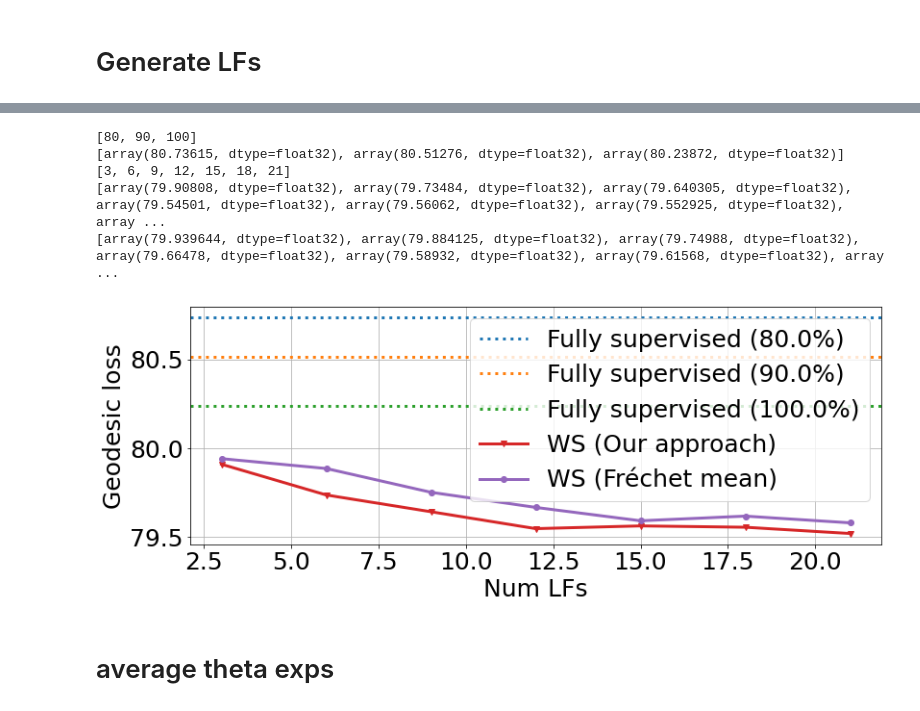
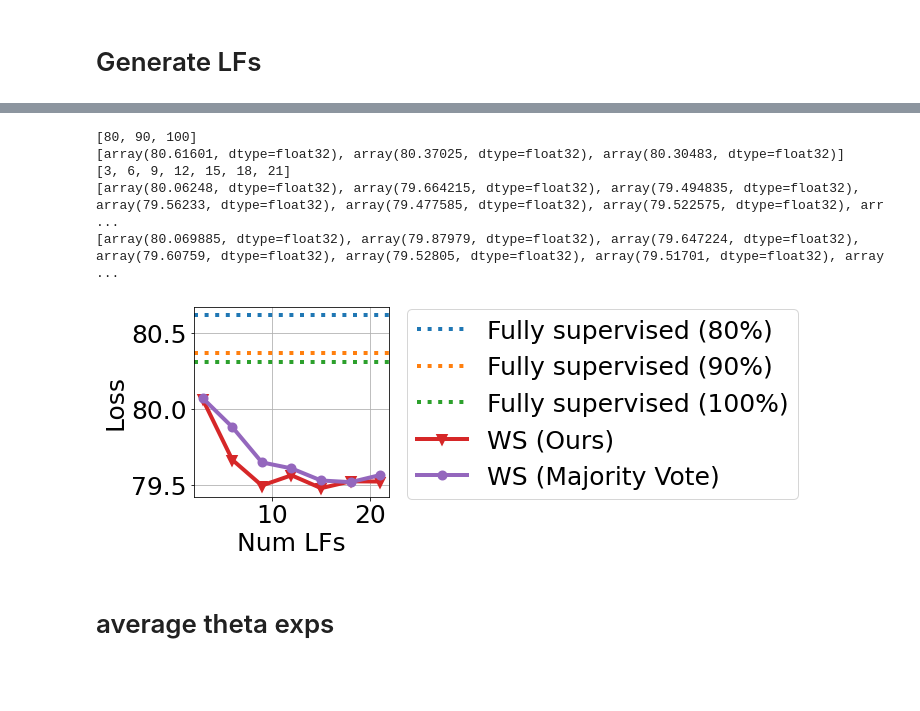
Before and after one commit to SprocketLab/universalizing-weak-supervision, a Jupyter notebook: notebooks/geodesic-regression/geodesic_regression.ipynb, the cells around one changed output, grey strips where cells are left out. Saved outputs shown, nothing was run; the diff lists cells and outputs as text; code cells hidden in the pictures; blank space fills up the shorter version.

Commit message:
Latest notebooks and plotting code

```diff
--- a/notebooks/geodesic-regression/geodesic_regression.ipynb
+++ b/notebooks/geodesic-regression/geodesic_regression.ipynb
@@ -384,38 +384,40 @@ Validation loss weakly supervised: 79.57785034179688
 # %%
 plt.rcParams['font.size'] = '25'
-fig, ax = plt.subplots(1, 1, figsize=(12, 5))
+fig, ax = plt.subplots(1, 1, figsize=(3.5, 3.5))
 
 for i in range(len(fracs)):
-    ax.axhline(clean_losses[i], linestyle=':', color=f'C{i}', linewidth=3,
-        label=f'Fully supervised ({(fracs[i]/n_train)*100}%)')
+    ax.axhline(clean_losses[i], linestyle=':', color=f'C{i}', linewidth=4,
+        label=f'Fully supervised ({int((fracs[i]/n_train)*100)}%)')
 
-ax.plot(num_lfs, ws_losses, '-v', label='WS (Our approach)',
-    linewidth=3, color='C3')
-ax.plot(num_lfs, vote_losses, '-o', label='WS (Fréchet mean)',
-    linewidth=3, color='C4')
+ax.plot(num_lfs, ws_losses, '-v', label='WS (Ours)',
+    linewidth=4, markeredgewidth=4, color='C3')
+ax.plot(num_lfs, vote_losses, '-o', label='WS (Majority Vote)',
+    linewidth=4, markeredgewidth=4, color='C4')
 
 print(fracs)
 print(clean_losses)
 print(num_lfs)
 print(ws_losses)
 print(vote_losses)
 
 
-ax.set_ylabel('Geodesic loss')
+ax.set_ylabel('Loss')
 ax.set_xlabel('Num LFs')
 #ax.yscale('log')
 ax.grid()
-ax.legend()
+ax.legend(bbox_to_anchor=(0.92, 0.92),\
+    bbox_transform=plt.gcf().transFigure)
+
 plt.tight_layout()
-plt.savefig('geodesic_numLFs.pdf')
+plt.savefig('geodesic_numLFs.pdf', bbox_inches='tight')
 plt.show()
 # %% [output]
 [80, 90, 100]
-[array(80.73615, dtype=float32), array(80.51276, dtype=float32), array(80.23872, dtype=float32)]
+[array(80.61601, dtype=float32), array(80.37025, dtype=float32), array(80.30483, dtype=float32)]
 [3, 6, 9, 12, 15, 18, 21]
-[array(79.90808, dtype=float32), array(79.73484, dtype=float32), array(79.640305, dtype=float32), array(79.54501, dtype=float32), array(79.56062, dtype=float32), array(79.552925, dtype=float32), array ...
-[array(79.939644, dtype=float32), array(79.884125, dtype=float32), array(79.74988, dtype=float32), array(79.66478, dtype=float32), array(79.58932, dtype=float32), array(79.61568, dtype=float32), array ...
+[array(80.06248, dtype=float32), array(79.664215, dtype=float32), array(79.494835, dtype=float32), array(79.56233, dtype=float32), array(79.477585, dtype=float32), array(79.522575, dtype=float32), arr ...
+[array(80.069885, dtype=float32), array(79.87979, dtype=float32), array(79.647224, dtype=float32), array(79.60759, dtype=float32), array(79.52805, dtype=float32), array(79.51701, dtype=float32), array ...
-[figure, old version]
+[figure, new version]
 # %% [markdown]
 # average theta exps
 # %%
```
Also changed, not shown: parts of 5 cells of this notebook, 2 other files.
